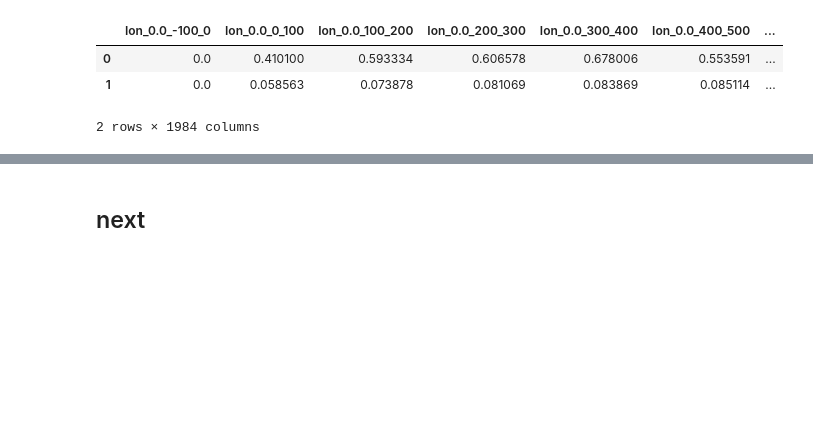
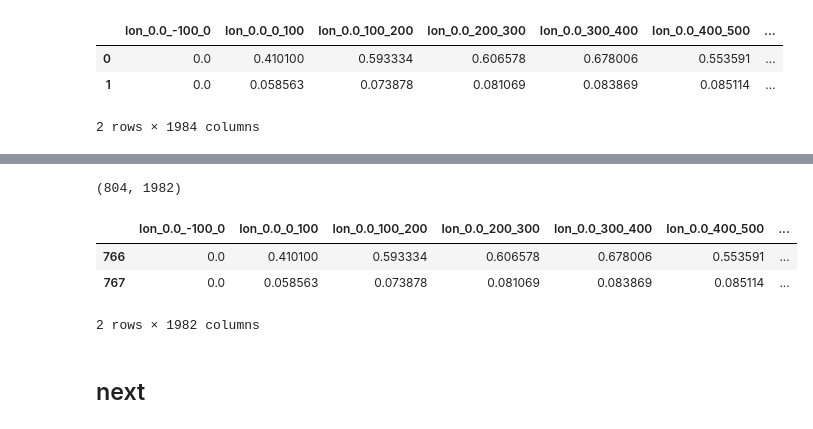
Before and after one commit to itacdonev/MarsSpectrometry, a Jupyter notebook: notebooks/create_samples.ipynb, the cells around one changed output, grey strips where cells are left out. Saved outputs shown, nothing was run; the diff lists cells and outputs as text; code cells hidden in the pictures; blank space fills up the shorter version.

Commit message:
fts_tempion_area_filtered

```diff
--- a/notebooks/create_samples.ipynb
+++ b/notebooks/create_samples.ipynb
@@ -471,0 +628,12 @@ Sample shape: (804, 1984)
+# %%
+# ===== TRAIN & VALID SAMPLE (_trvl) =====
+df_fts = features.features_area(trva_files, metadata, 'min')
+combo_maxabund_peaks_slope_trvl = pd.read_csv(os.path.join(config.DATA_DIR_OUT,
+                                                      'combo_maxabund_peaks_slope_trvl.csv'))
+combo_maxabund_peaks_slope_area_trvl = combo_maxabund_peaks_slope_trvl.copy()
+combo_maxabund_peaks_slope_area_trvl['area'] = combo_maxabund_peaks_slope_area_trvl.index.map(df_fts)
+combo_maxabund_peaks_slope_area_trvl.to_csv(os.path.join(config.DATA_DIR_OUT +
+                                   'combo_maxabund_peaks_slope_area_trvl.csv'),
+                index=False)
+print(combo_maxabund_peaks_slope_area_trvl.shape)
+combo_maxabund_peaks_slope_area_trvl.head(2)
@@ -472,2 +646,21 @@ Sample shape: (804, 1984)
+# %%
+# ===== VALID & TEST SAMPLE (_VT) =====
+#df_fts = features.features_area(all_test_files, metadata, 'min')
+combo_maxabund_peaks_slope_VT = pd.read_csv(os.path.join(config.DATA_DIR_OUT,
+                                                      'combo_maxabund_peaks_slope_VT.csv'))
+combo_maxabund_peaks_slope_area_VT = combo_maxabund_peaks_slope_VT.copy()
+combo_maxabund_peaks_slope_area_VT.index = range(766, 766+804,1)
+combo_maxabund_peaks_slope_area_VT['area'] = combo_maxabund_peaks_slope_area_VT.index.map(df_fts)
+combo_maxabund_peaks_slope_area_VT.to_csv(os.path.join(config.DATA_DIR_OUT +
+                                   'combo_maxabund_peaks_slope_area_VT.csv'),
+                index=False)
+print(combo_maxabund_peaks_slope_area_VT.shape)
+combo_maxabund_peaks_slope_area_VT.head(2)
+# %% [output]
+(804, 1982)
+|  | Ion_0.0_-100_0 | Ion_0.0_0_100 | Ion_0.0_100_200 | Ion_0.0_200_300 | Ion_0.0_300_400 | Ion_0.0_400_500 | ... |
+| 766 | 0.0 | 0.410100 | 0.593334 | 0.606578 | 0.678006 | 0.553591 | ... |
+| 767 | 0.0 | 0.058563 | 0.073878 | 0.081069 | 0.083869 | 0.085114 | ... |
+2 rows × 1982 columns
 # %% [markdown]
 ## next
```
Also changed, not shown: parts of 15 cells of this notebook.
